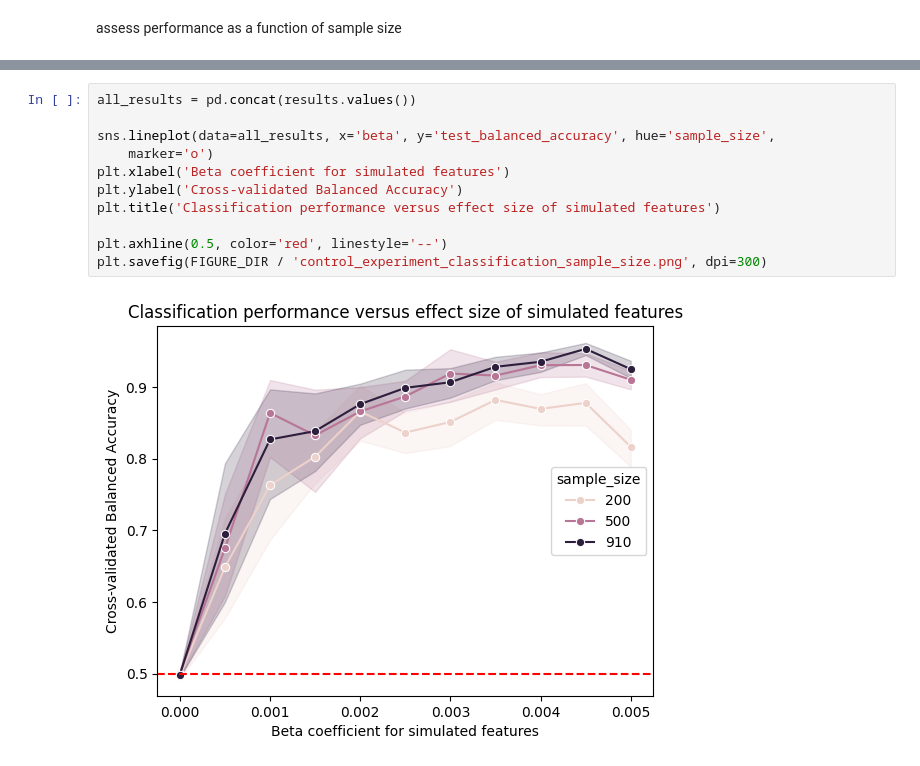
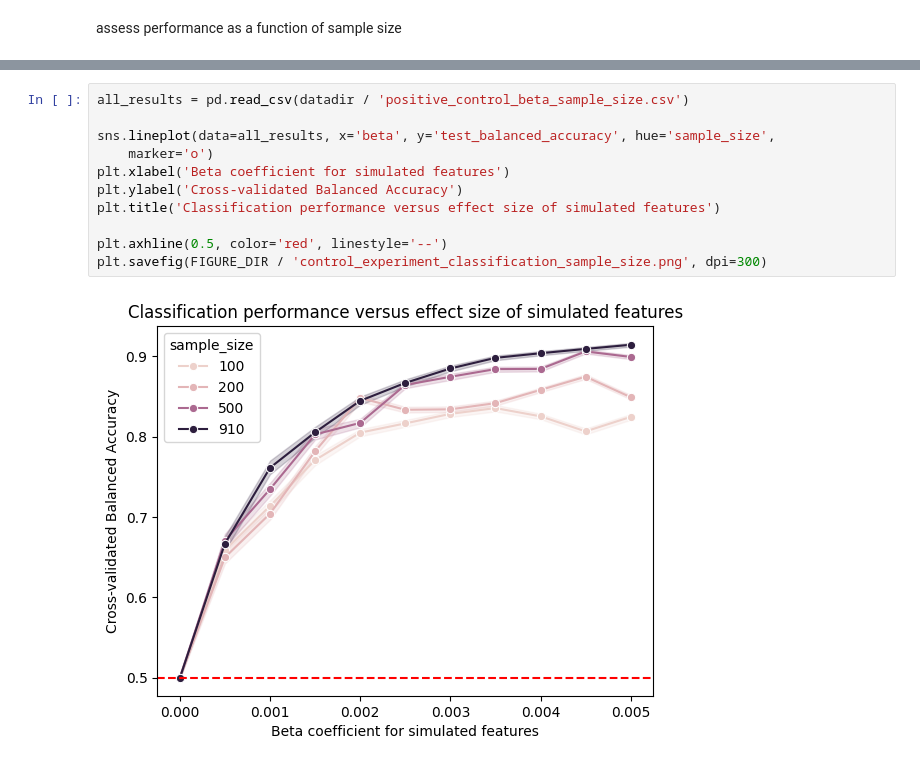
Before and after one commit to BetterCodeBetterScience/bettercode, a Jupyter notebook: notebooks/control_experiment_examples.ipynb, the cells around one changed output, grey strips where cells are left out. Saved outputs shown, nothing was run; the diff lists cells and outputs as text.

```diff
--- a/notebooks/control_experiment_examples.ipynb
+++ b/notebooks/control_experiment_examples.ipynb
@@ -455,13 +471,13 @@ Balanced_accuracy: mean=0.925, std=0.021, nfeatures_selected=4212.0
 # %%
-all_results = pd.concat(results.values())
+all_results = pd.read_csv(datadir / 'positive_control_beta_sample_size.csv')
 
 sns.lineplot(data=all_results, x='beta', y='test_balanced_accuracy', hue='sample_size',
     marker='o')
 plt.xlabel('Beta coefficient for simulated features')
 plt.ylabel('Cross-validated Balanced Accuracy')
 plt.title('Classification performance versus effect size of simulated features')
 
 plt.axhline(0.5, color='red', linestyle='--')
 plt.savefig(FIGURE_DIR / 'control_experiment_classification_sample_size.png', dpi=300)
 # %% [output]
-[figure, old version]
+[figure, new version]
```
Also changed, not shown: parts of 9 cells of this notebook.
